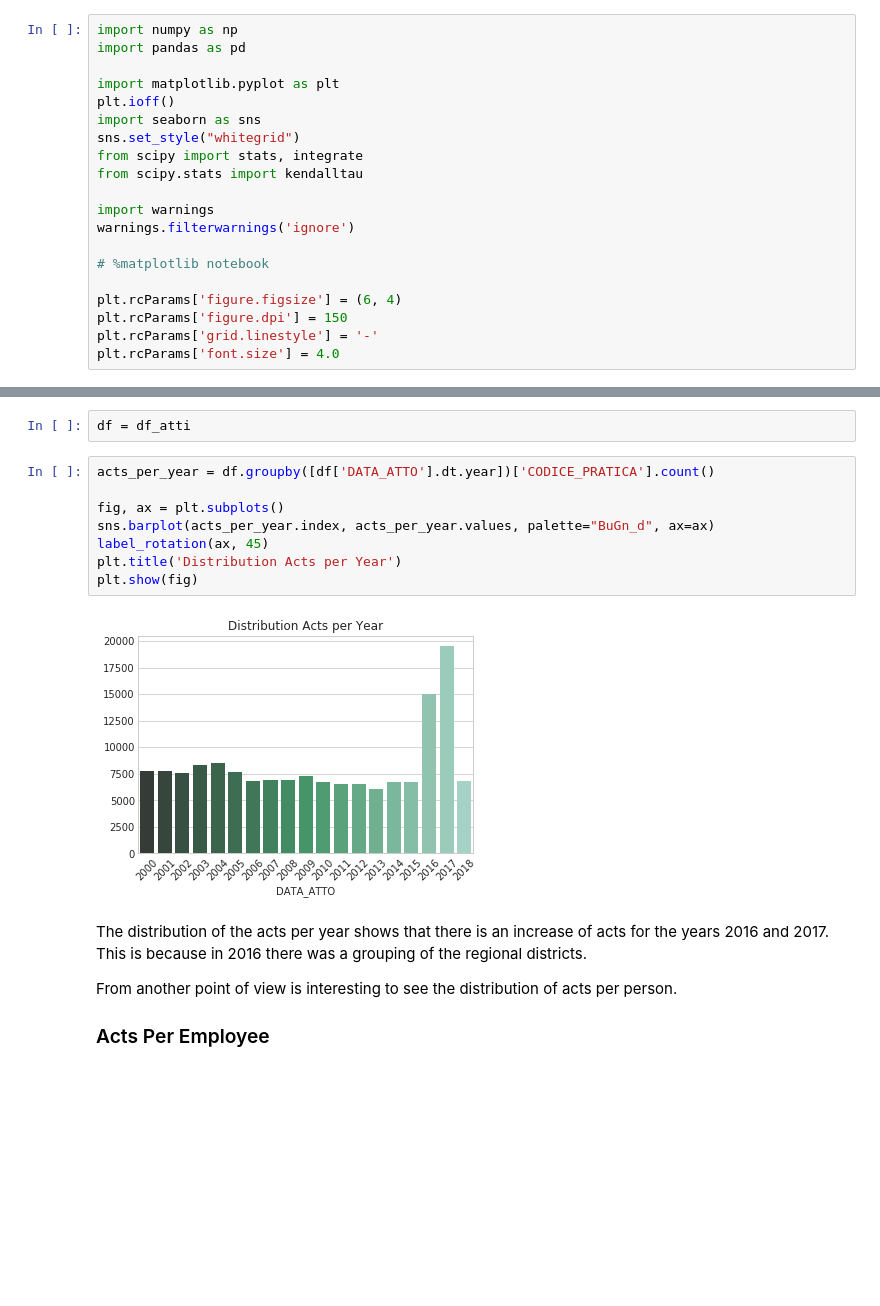
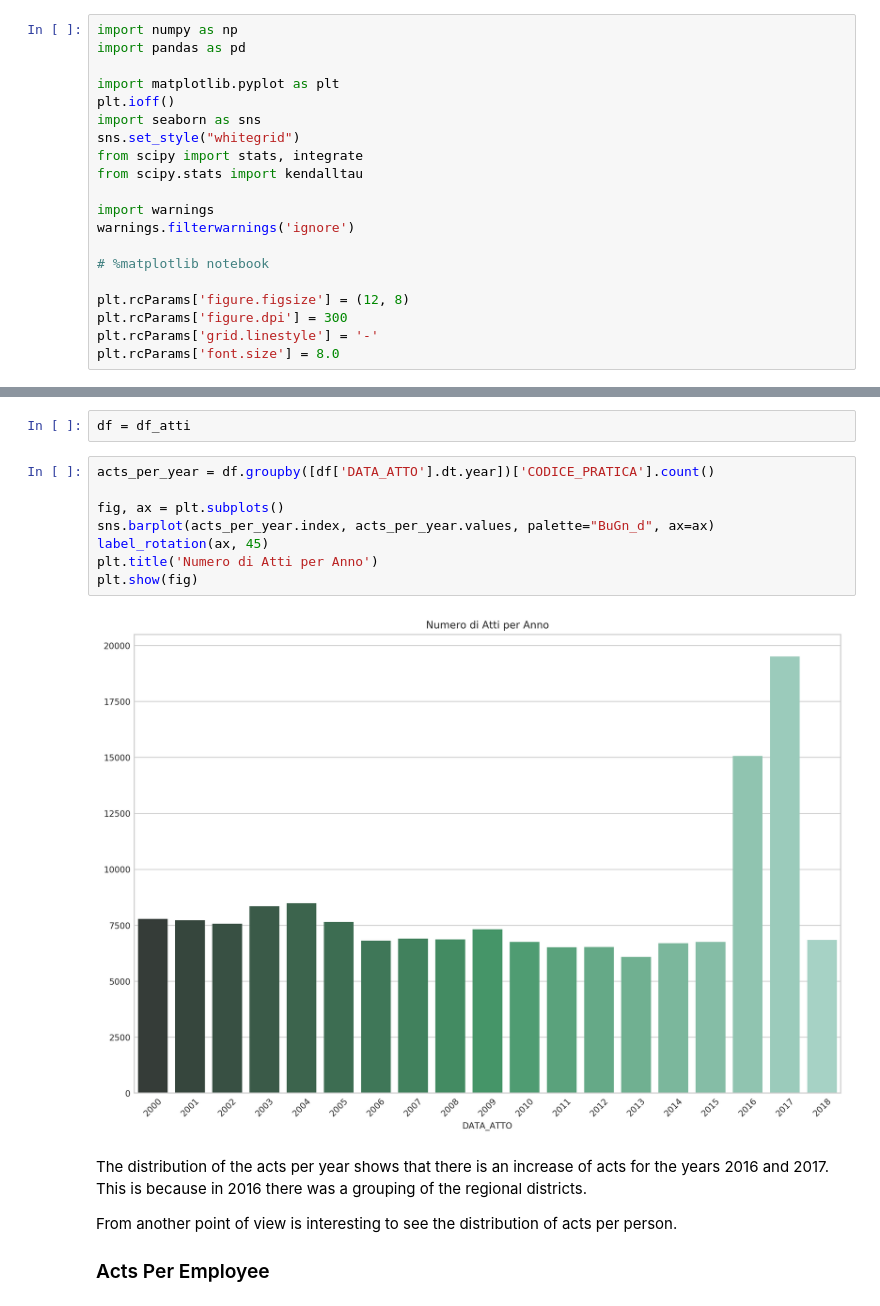
Before and after one commit to teamdigitale/daf-models, a Jupyter notebook: outbox-classification/notebook/preprocessing/data_preprocessing.ipynb, the cells around one changed output, grey strips where cells are left out. Saved outputs shown, nothing was run; the diff lists cells and outputs as text; blank space fills up the shorter version.

```diff
--- a/outbox-classification/notebook/preprocessing/data_preprocessing.ipynb
+++ b/outbox-classification/notebook/preprocessing/data_preprocessing.ipynb
@@ -14,10 +14,10 @@ warnings.filterwarnings('ignore')
 
 # %matplotlib notebook
 
-plt.rcParams['figure.figsize'] = (6, 4)
-plt.rcParams['figure.dpi'] = 150
+plt.rcParams['figure.figsize'] = (12, 8)
+plt.rcParams['figure.dpi'] = 300
 plt.rcParams['grid.linestyle'] = '-'
-plt.rcParams['font.size'] = 4.0
+plt.rcParams['font.size'] = 8.0
 # %%
 df_atti = pd.read_pickle('../../data/atti_dirigenti.pkl')
 # %% [markdown]
@@ -225,13 +225,13 @@ df = df_atti
 # %%
 acts_per_year = df.groupby([df['DATA_ATTO'].dt.year])['CODICE_PRATICA'].count()
 
 fig, ax = plt.subplots()
 sns.barplot(acts_per_year.index, acts_per_year.values, palette="BuGn_d", ax=ax)
 label_rotation(ax, 45)
-plt.title('Distribution Acts per Year')
+plt.title('Numero di Atti per Anno')
 plt.show(fig)
 # %% [output]
-[figure, old version]
+[figure, new version]
 # %% [markdown]
 The distribution of the acts per year shows that there is an increase of acts for the years 2016 and 2017.
 This is because in 2016 there was a grouping of the regional districts.
```
Also changed, not shown: parts of 12 cells of this notebook, 12 other files.
